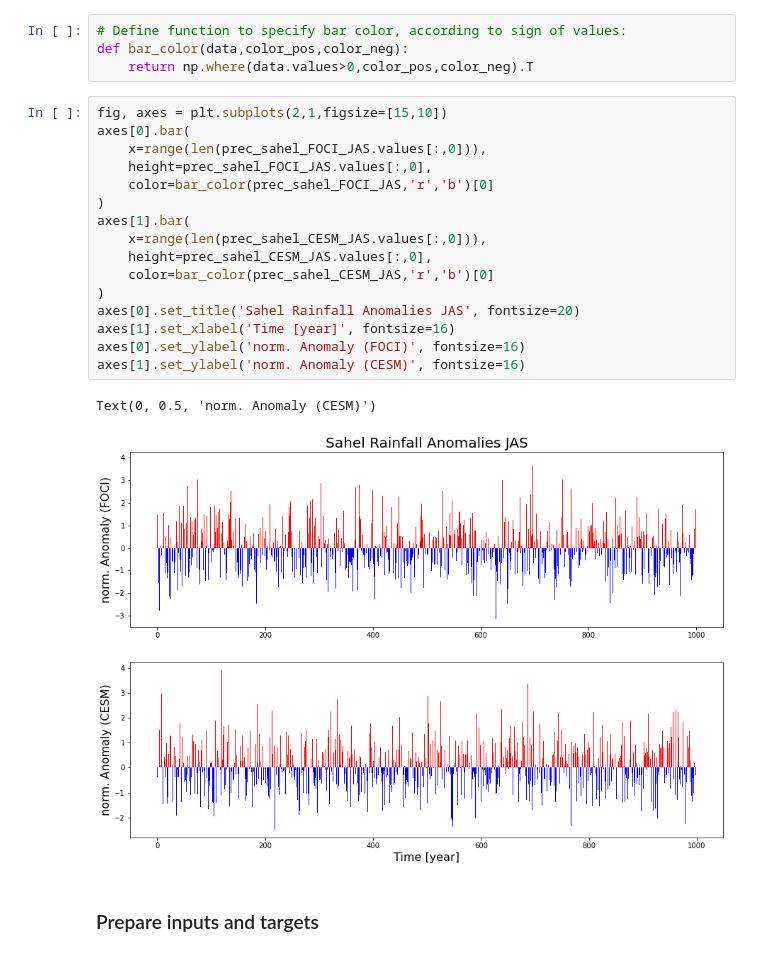
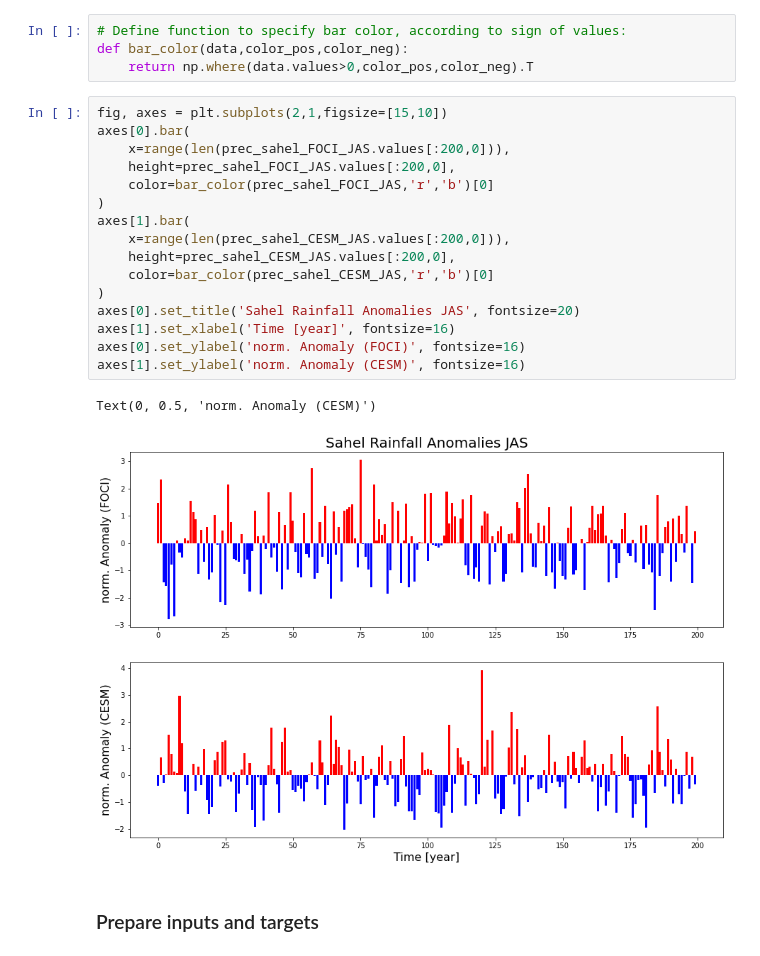
Before and after one commit to MarcoLandtHayen/cicmod_application, a Jupyter notebook: notebooks/01_sahel_rainfall_prediction_seasonal_anomalies.ipynb, the cells around one changed output. Drawn from its saved outputs; the diff is of its cells as text.

```diff
--- a/notebooks/01_sahel_rainfall_prediction_seasonal_anomalies.ipynb
+++ b/notebooks/01_sahel_rainfall_prediction_seasonal_anomalies.ipynb
@@ -151,22 +151,22 @@ def bar_color(data,color_pos,color_neg):
 # %%
 fig, axes = plt.subplots(2,1,figsize=[15,10])
 axes[0].bar(
-    x=range(len(prec_sahel_FOCI_JAS.values[:,0])),
-    height=prec_sahel_FOCI_JAS.values[:,0],
+    x=range(len(prec_sahel_FOCI_JAS.values[:200,0])),
+    height=prec_sahel_FOCI_JAS.values[:200,0],
     color=bar_color(prec_sahel_FOCI_JAS,'r','b')[0]
 )
 axes[1].bar(
-    x=range(len(prec_sahel_CESM_JAS.values[:,0])),
-    height=prec_sahel_CESM_JAS.values[:,0],
+    x=range(len(prec_sahel_CESM_JAS.values[:200,0])),
+    height=prec_sahel_CESM_JAS.values[:200,0],
     color=bar_color(prec_sahel_CESM_JAS,'r','b')[0]
 )
 axes[0].set_title('Sahel Rainfall Anomalies JAS', fontsize=20)
 axes[1].set_xlabel('Time [year]', fontsize=16)
 axes[0].set_ylabel('norm. Anomaly (FOCI)', fontsize=16)
 axes[1].set_ylabel('norm. Anomaly (CESM)', fontsize=16)
 # %% [output]
 Text(0, 0.5, 'norm. Anomaly (CESM)')
-[figure, old version]
+[figure, new version]
 # %% [markdown]
 ### Prepare inputs and targets
 # %%
```
Also changed, not shown: parts of 17 cells of this notebook, 6 other files.
